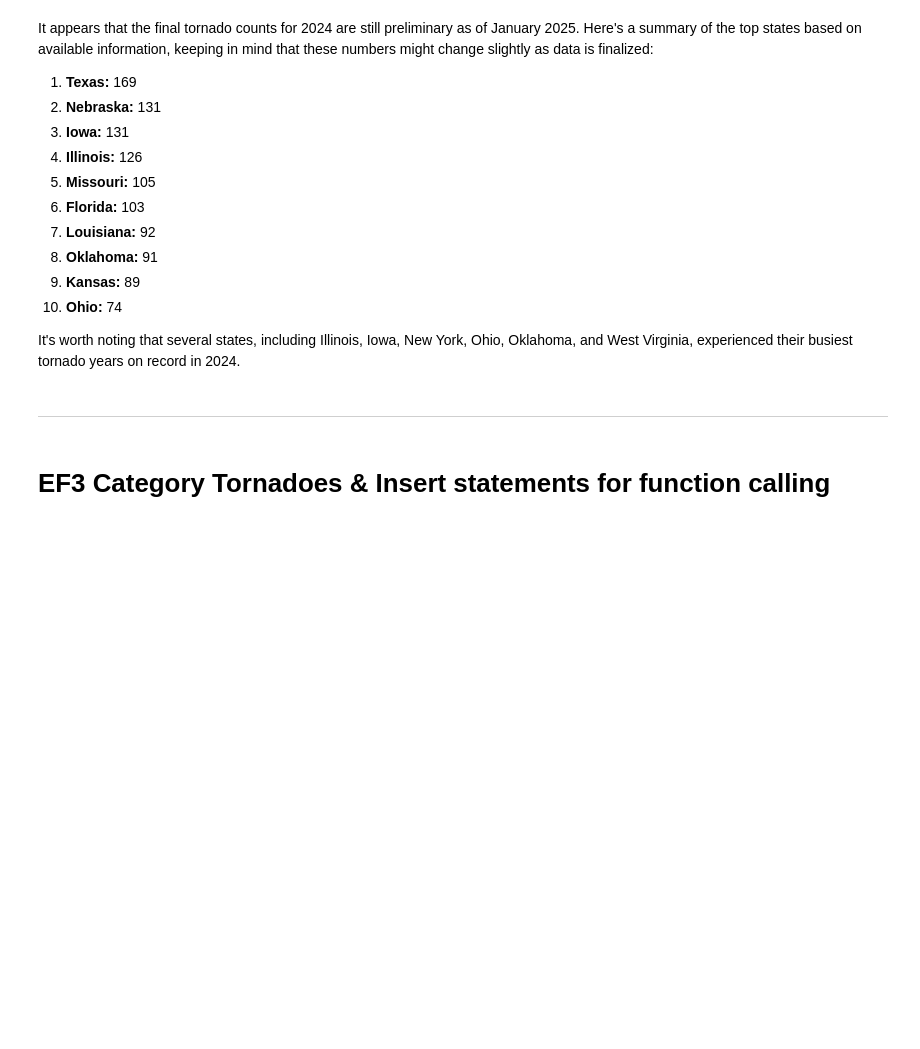
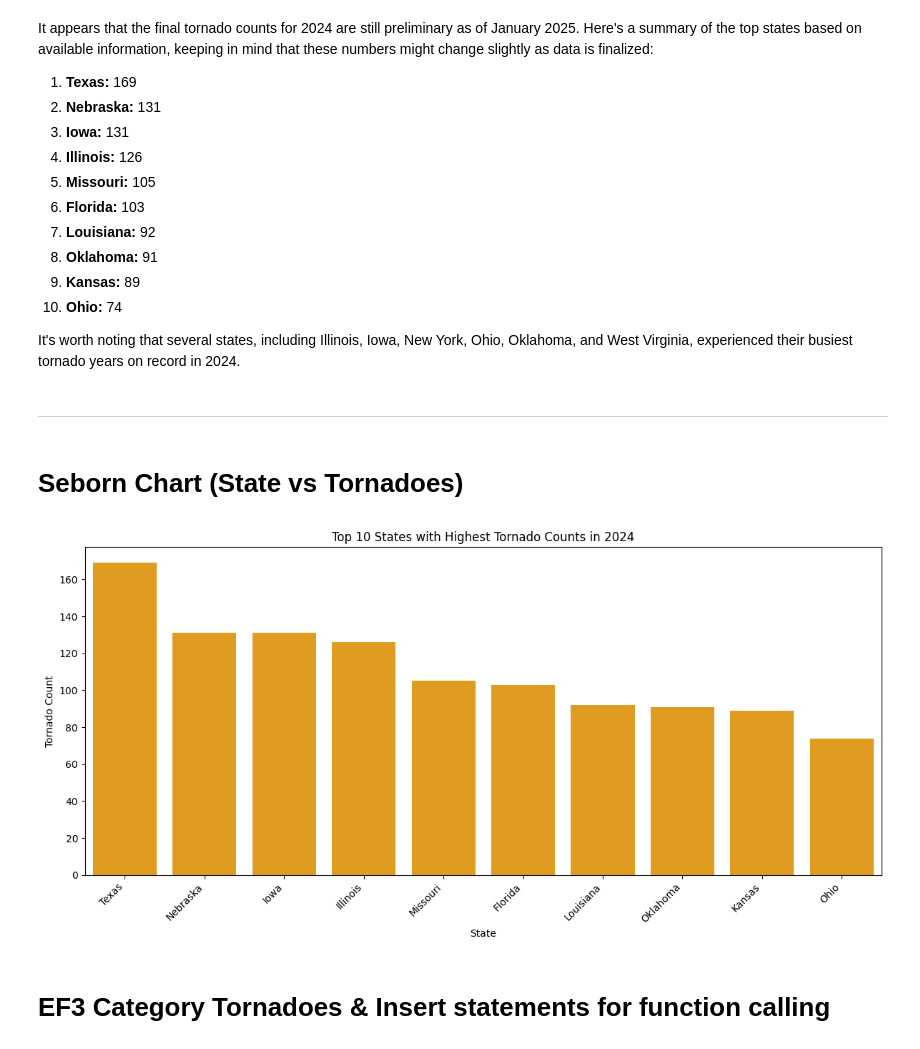
Before and after one commit to brijesh3601/kaggle, a Jupyter notebook: tornadoes-landfall-analyzer.ipynb, the cells around one changed output. Cells and saved outputs as stored; diff of their text form; code cells hidden in the pictures; blank space fills up the shorter version.

Commit message:
Kaggle Notebook | Tornadoes Landfall Analyzer | Version 17

```diff
--- a/tornadoes-landfall-analyzer.ipynb
+++ b/tornadoes-landfall-analyzer.ipynb
@@ -216,6 +216,44 @@ It appears that the final tornado counts for 2024 are still preliminary as of Ja
 
 It's worth noting that several states, including Illinois, Iowa, New York, Ohio, Oklahoma, and West Virginia, experienced their busiest tornado years on record in 2024.
 ----
+# %% [markdown]
+# Seborn Chart (State vs Tornadoes)
+# %%
+import matplotlib.pyplot as plt
+import seaborn as sns
+
+# Tornado data for 2024 (as provided earlier)
+tornado_data = {
+    'Texas': 169,
+    'Nebraska': 131,
+    'Iowa': 131,
+    'Illinois': 126,
+    'Missouri': 105,
+    'Florida': 103,
+    'Louisiana': 92,
+    'Oklahoma': 91,
+    'Kansas': 89,
+    'Ohio': 74
+}
+
+# Convert the dictionary to a Pandas DataFrame for easier plotting
+import pandas as pd
+df = pd.DataFrame(list(tornado_data.items()), columns=['State', 'Tornado Count'])
+
+# Sort the DataFrame by tornado count in descending order
+df = df.sort_values(by='Tornado Count', ascending=False)
+
+# Create the bar chart using Seaborn
+plt.figure(figsize=(12, 6))  # Adjust figure size for better readability
+sns.barplot(x='State', y='Tornado Count', data=df, color='orange')
+plt.title('Top 10 States with Highest Tornado Counts in 2024')
+plt.xlabel('State')
+plt.ylabel('Tornado Count')
+plt.xticks(rotation=45, ha='right')  # Rotate x-axis labels for readability
+plt.tight_layout()  # Adjust layout to prevent labels from overlapping
+plt.show()
+# %% [output]
+[figure, added]
 # %% [markdown]
 # EF3 Category Tornadoes & Insert statements for function calling
 # %%
```
Also changed, not shown: parts of 2 cells of this notebook.
